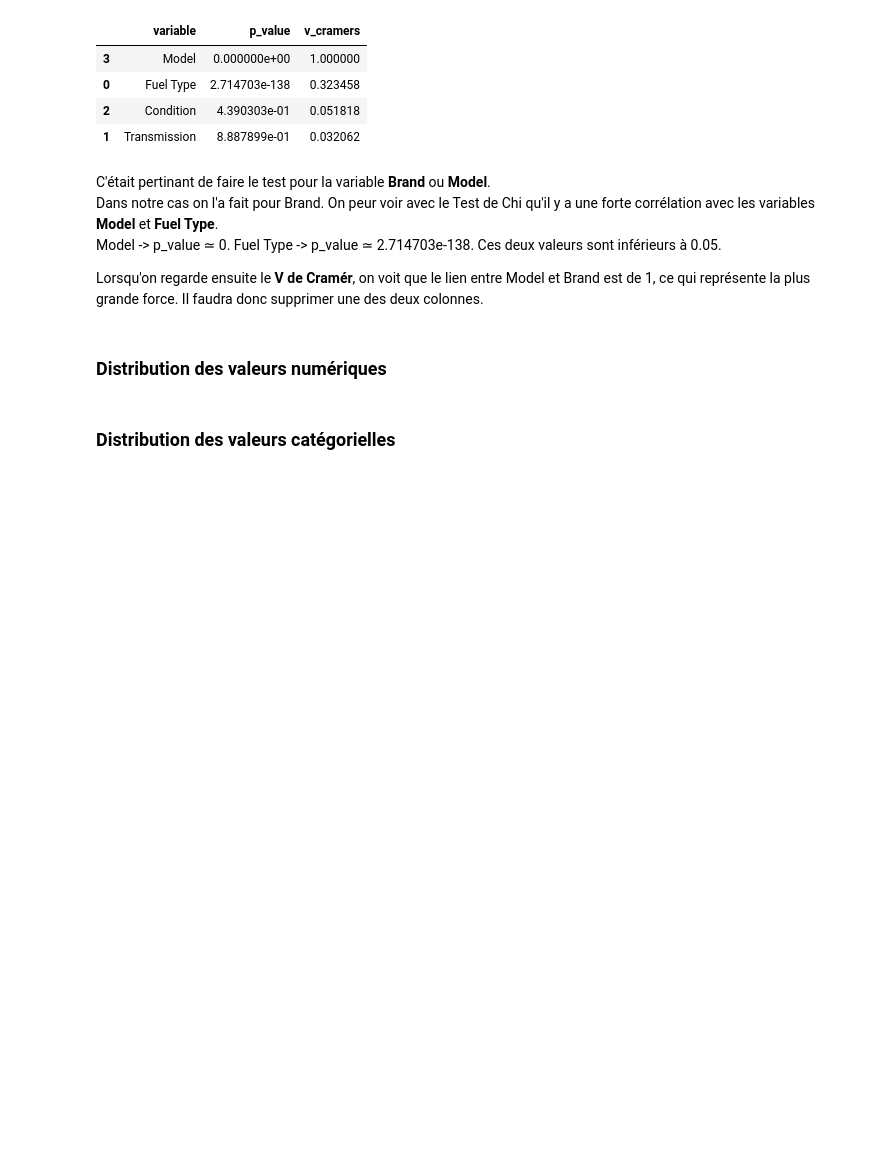
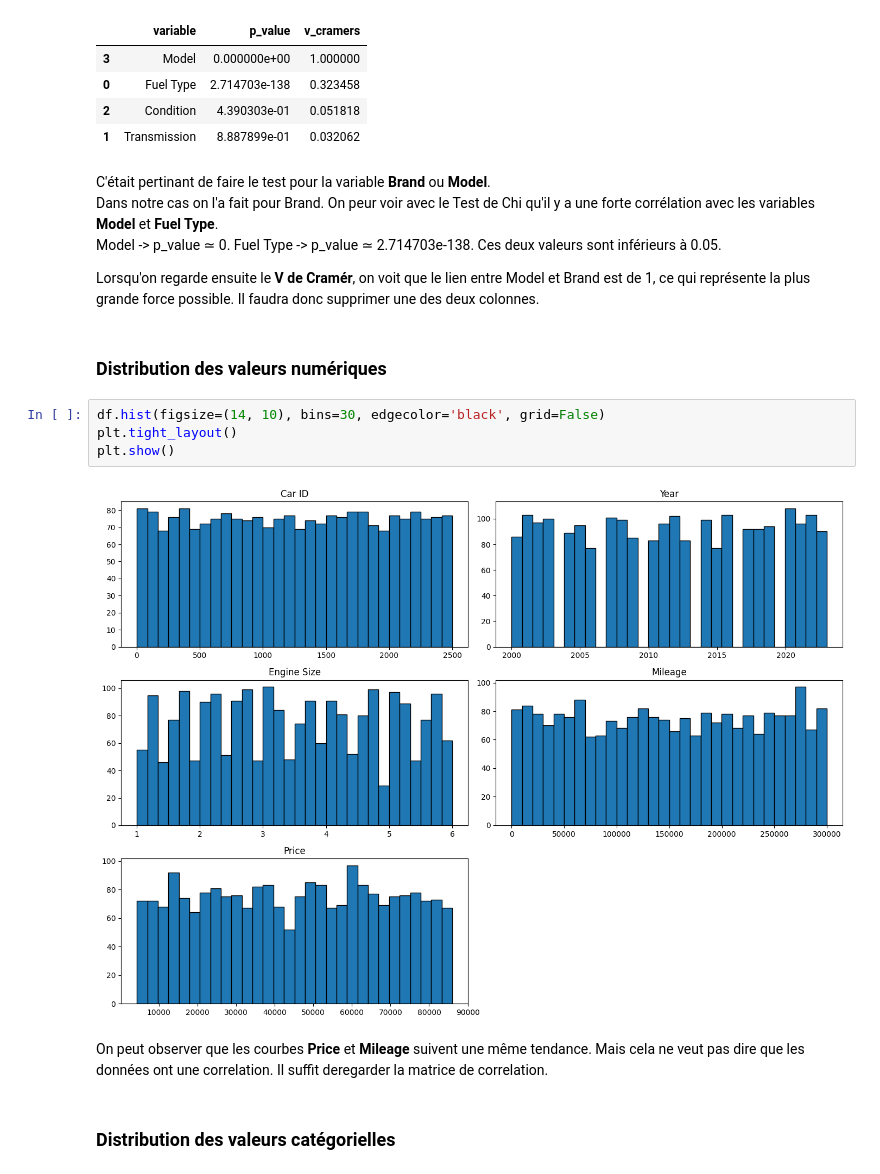
Before and after one commit to tristanretali/DataScienceProject, a Jupyter notebook: notebooks/eda.ipynb, the cells around one changed output. Drawn from its saved outputs; the diff is of its cells as text; blank space fills up the shorter version.

```diff
--- a/notebooks/eda.ipynb
+++ b/notebooks/eda.ipynb
@@ -196,8 +196,16 @@ Model -> p_value ≃ 0.
 Fuel Type -> p_value ≃ 2.714703e-138.
 Ces deux valeurs sont inférieurs à 0.05.
 
-Lorsqu'on regarde ensuite le **V de Cramér**, on voit que le lien entre Model et Brand est de 1, ce qui représente la plus grande force. Il faudra donc supprimer une des deux colonnes.
+Lorsqu'on regarde ensuite le **V de Cramér**, on voit que le lien entre Model et Brand est de 1, ce qui représente la plus grande force possible. Il faudra donc supprimer une des deux colonnes.
 # %% [markdown]
 ### Distribution des valeurs numériques
+# %%
+df.hist(figsize=(14, 10), bins=30, edgecolor='black', grid=False)
+plt.tight_layout()
+plt.show()
+# %% [output]
+[figure, added]
+# %% [markdown]
+On peut observer que les courbes **Price** et **Mileage** suivent une même tendance. Mais cela ne veut pas dire que les données ont une correlation. Il suffit deregarder la matrice de correlation.
 # %% [markdown]
 ### Distribution des valeurs catégorielles
```
Also changed, not shown: parts of 17 cells of this notebook, 1 other file.
